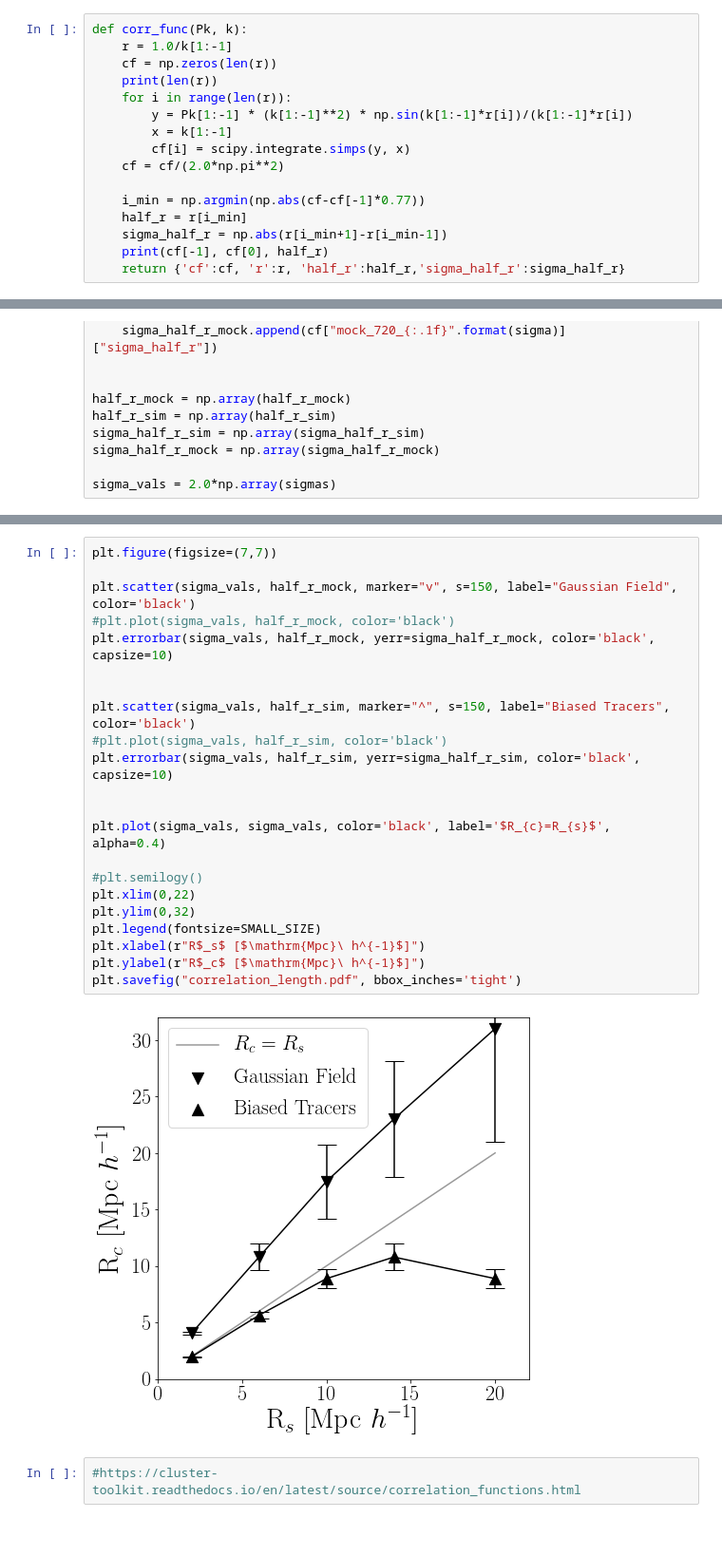
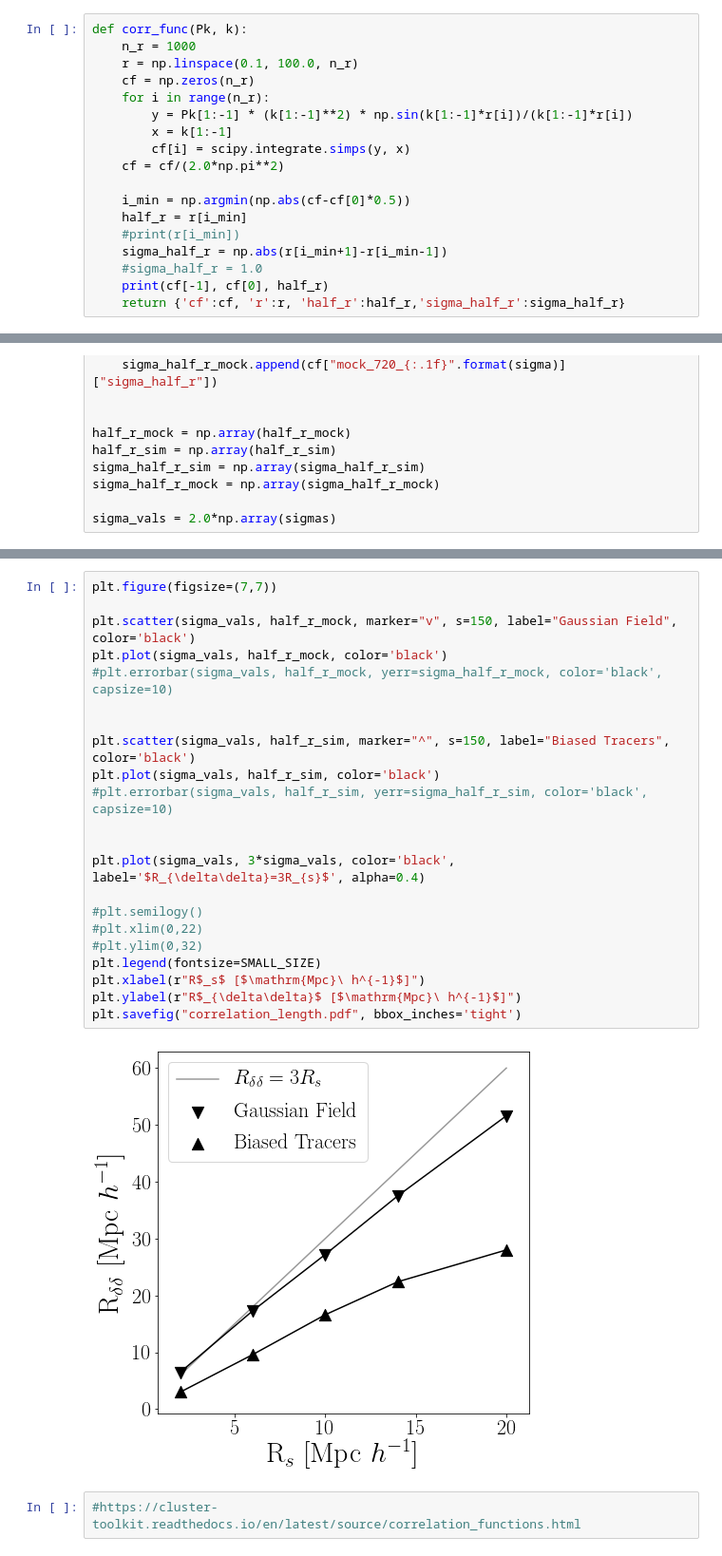
Before and after one commit to astroandes/WatershedDivergenceSuperclusters, a Jupyter notebook: nb/power_spectrum.ipynb, the cells around one changed output, grey strips where cells are left out. Shown at 95% size. Drawn from its saved outputs; the diff is of its cells as text.

```diff
--- a/nb/power_spectrum.ipynb
+++ b/nb/power_spectrum.ipynb
@@ -133,18 +138,20 @@ plt.savefig("plot_power_spectrum_field_rs.pdf", bbox_inches='tight')
 [figure]
 # %%
 def corr_func(Pk, k):
-    r = 1.0/k[1:-1]
-    cf = np.zeros(len(r))
-    print(len(r))
-    for i in range(len(r)):
+    n_r = 1000
+    r = np.linspace(0.1, 100.0, n_r)
+    cf = np.zeros(n_r)
+    for i in range(n_r):
         y = Pk[1:-1] * (k[1:-1]**2) * np.sin(k[1:-1]*r[i])/(k[1:-1]*r[i])
         x = k[1:-1]
         cf[i] = scipy.integrate.simps(y, x)
     cf = cf/(2.0*np.pi**2)
 
-    i_min = np.argmin(np.abs(cf-cf[-1]*0.77))
+    i_min = np.argmin(np.abs(cf-cf[0]*0.5))
     half_r = r[i_min]
+    #print(r[i_min])
     sigma_half_r = np.abs(r[i_min+1]-r[i_min-1])
+    #sigma_half_r = 1.0
     print(cf[-1], cf[0], half_r)
     return {'cf':cf, 'r':r, 'half_r':half_r,'sigma_half_r':sigma_half_r}
 # %%
@@ -250,26 +255,26 @@ sigma_vals = 2.0*np.array(sigmas)
 # %%
 plt.figure(figsize=(7,7))
 
 plt.scatter(sigma_vals, half_r_mock, marker="v", s=150, label="Gaussian Field", color='black')
-#plt.plot(sigma_vals, half_r_mock, color='black')
-plt.errorbar(sigma_vals, half_r_mock, yerr=sigma_half_r_mock, color='black', capsize=10)
+plt.plot(sigma_vals, half_r_mock, color='black')
+#plt.errorbar(sigma_vals, half_r_mock, yerr=sigma_half_r_mock, color='black', capsize=10)
 
 
 plt.scatter(sigma_vals, half_r_sim, marker="^", s=150, label="Biased Tracers", color='black')
-#plt.plot(sigma_vals, half_r_sim, color='black')
-plt.errorbar(sigma_vals, half_r_sim, yerr=sigma_half_r_sim, color='black', capsize=10)
+plt.plot(sigma_vals, half_r_sim, color='black')
+#plt.errorbar(sigma_vals, half_r_sim, yerr=sigma_half_r_sim, color='black', capsize=10)
 
 
-plt.plot(sigma_vals, sigma_vals, color='black', label='$R_{c}=R_{s}$', alpha=0.4)
+plt.plot(sigma_vals, 3*sigma_vals, color='black', label='$R_{\delta\delta}=3R_{s}$', alpha=0.4)
 
 #plt.semilogy()
-plt.xlim(0,22)
-plt.ylim(0,32)
+#plt.xlim(0,22)
+#plt.ylim(0,32)
 plt.legend(fontsize=SMALL_SIZE)
 plt.xlabel(r"R$_s$ [$\mathrm{Mpc}\ h^{-1}$]")
-plt.ylabel(r"R$_c$ [$\mathrm{Mpc}\ h^{-1}$]")
+plt.ylabel(r"R$_{\delta\delta}$ [$\mathrm{Mpc}\ h^{-1}$]")
 plt.savefig("correlation_length.pdf", bbox_inches='tight')
 # %% [output]
-[figure, old version]
+[figure, new version]
 # %%
 #https://cluster-toolkit.readthedocs.io/en/latest/source/correlation_functions.html
```
Also changed, not shown: parts of 7 cells of this notebook.
